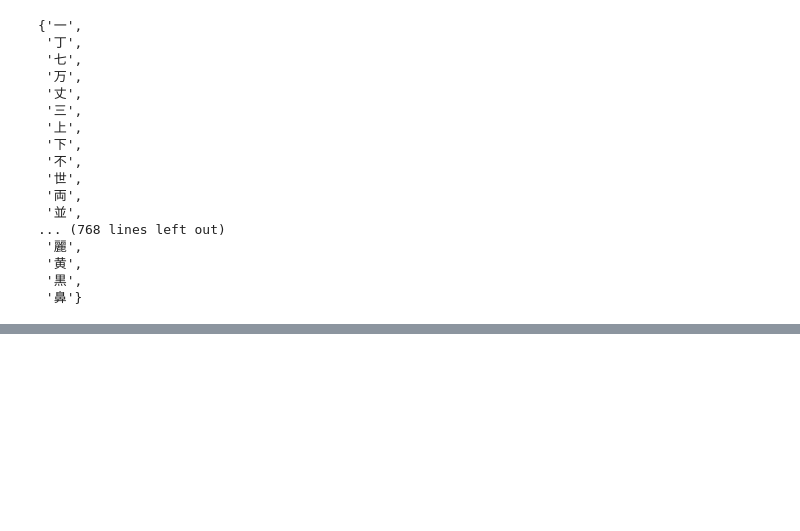
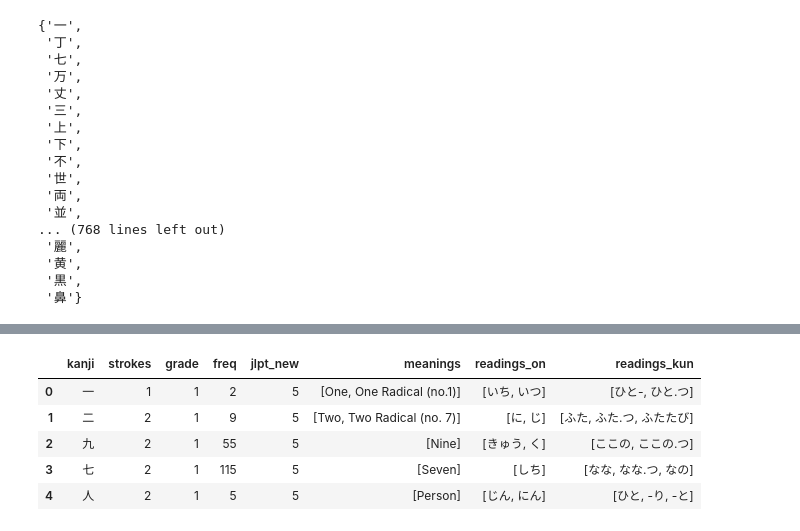
Before and after one commit to Khai2002/Sakura-Kanji, a Jupyter notebook: legacy/extract-kanji.ipynb, the cells around one changed output, grey strips where cells are left out. Saved outputs shown, nothing was run; the diff lists cells and outputs as text; code cells hidden in the pictures; blank space fills up the shorter version.

```diff
--- a/legacy/extract-kanji.ipynb
+++ b/legacy/extract-kanji.ipynb
@@ -116,2 +99,0 @@ chosen.head(100)
-# %%
-chosen['grade'] = chosen['grade'].astype(int)
@@ -119,0 +112,6 @@ IntCastingNaNError: Cannot convert non-finite values (NA or inf) to integer
+# %%
+df = chosen.copy()
+df['grade'] = df['grade'].fillna(0).astype('int64', errors='ignore')
+df['jlpt_new'] = df['jlpt_new'].fillna(0).astype('int64', errors='ignore')
+df['freq'] = df['freq'].fillna(0).astype('int64', errors='ignore')
+print(df.dtypes)
@@ -119,0 +128,9 @@ IntCastingNaNError: Cannot convert non-finite values (NA or inf) to integer
+# %%
+df.head()
+# %% [output]
+|  | kanji | strokes | grade | freq | jlpt_new | meanings | readings_on | readings_kun |
+| 0 | 一 | 1 | 1 | 2 | 5 | [One, One Radical (no.1)] | [いち, いつ] | [ひと-, ひと.つ] |
+| 1 | 二 | 2 | 1 | 9 | 5 | [Two, Two Radical (no. 7)] | [に, じ] | [ふた, ふた.つ, ふたたび] |
+| 2 | 九 | 2 | 1 | 55 | 5 | [Nine] | [きゅう, く] | [ここの, ここの.つ] |
+| 3 | 七 | 2 | 1 | 115 | 5 | [Seven] | [しち] | [なな, なな.つ, なの] |
+| 4 | 人 | 2 | 1 | 5 | 5 | [Person] | [じん, にん] | [ひと, -り, -と] |
```
Also changed, not shown: parts of 11 cells of this notebook, 5 other files.
